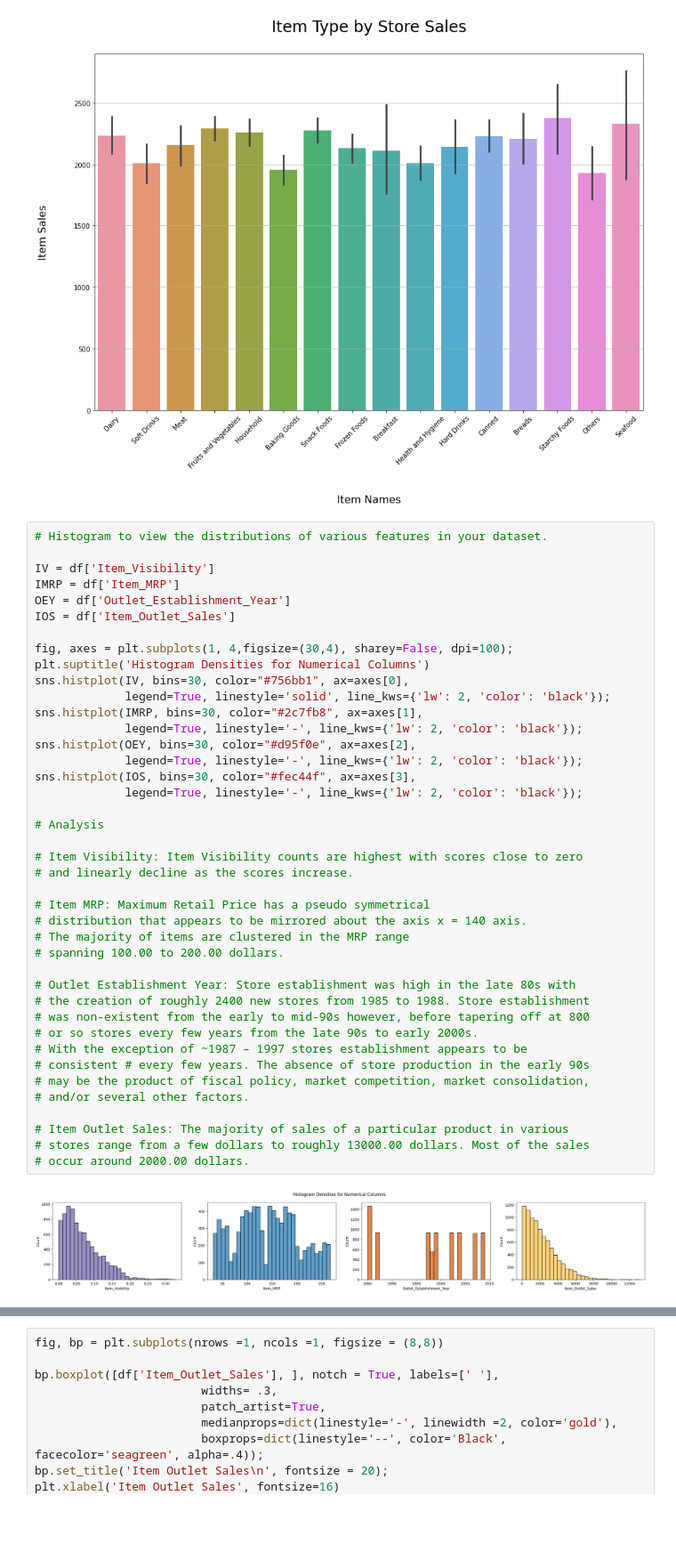
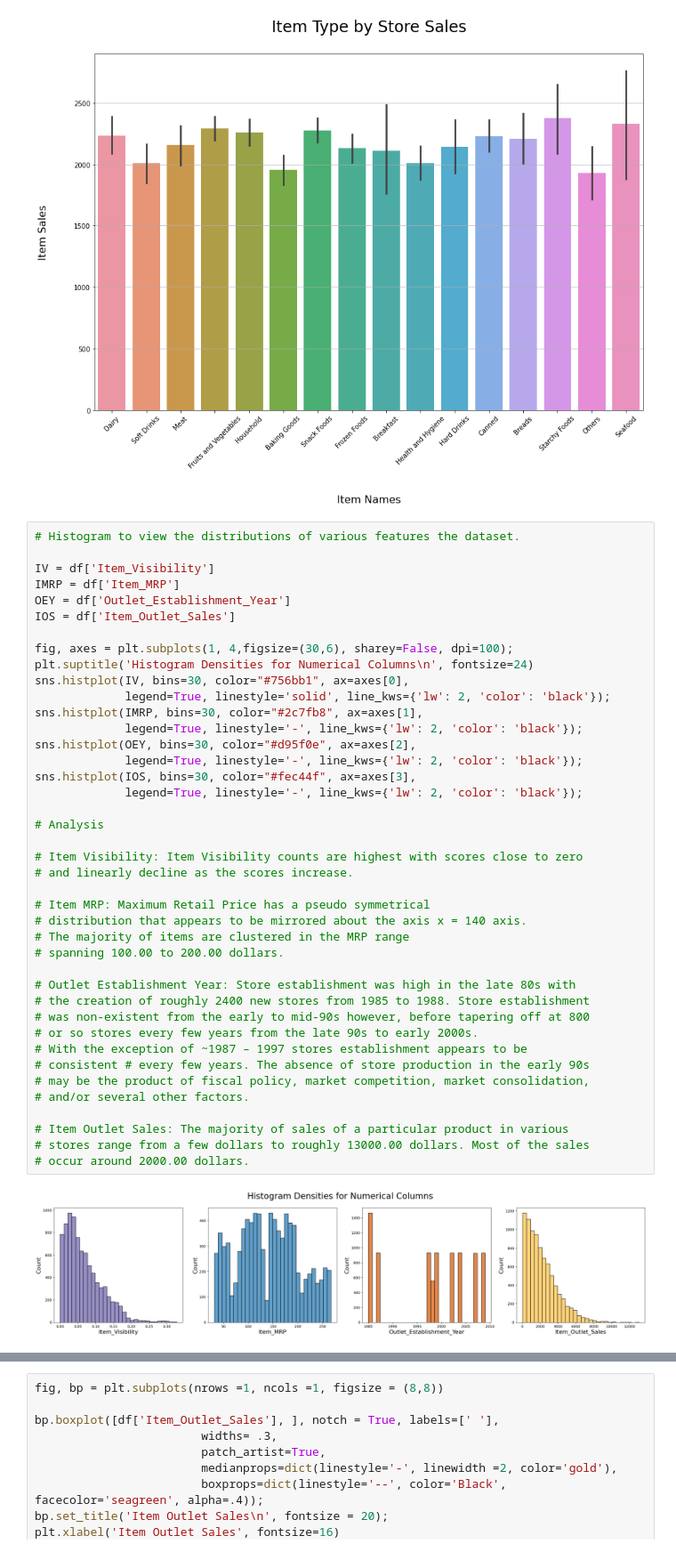
Before and after one commit to starkjones/Food-Sales-Predictions, a Jupyter notebook: Food_Sales_Prediction.ipynb, the cells around one changed output, grey strips where cells are left out. Shown: that part at 89% size. Drawn from its saved outputs; the diff is of its cells as text; blank space fills up the shorter version.

```diff
--- a/Food_Sales_Prediction.ipynb
+++ b/Food_Sales_Prediction.ipynb
@@ -299,46 +299,46 @@ plt.xticks(rotation=45);
 # %% [output]
 [figure]
 # %%
-# Histogram to view the distributions of various features in your dataset.
+# Histogram to view the distributions of various features the dataset.
 
 IV = df['Item_Visibility']
 IMRP = df['Item_MRP']
 OEY = df['Outlet_Establishment_Year']
 IOS = df['Item_Outlet_Sales']
 
-fig, axes = plt.subplots(1, 4,figsize=(30,4), sharey=False, dpi=100);
-plt.suptitle('Histogram Densities for Numerical Columns')
+fig, axes = plt.subplots(1, 4,figsize=(30,6), sharey=False, dpi=100);
+plt.suptitle('Histogram Densities for Numerical Columns\n', fontsize=24)
 sns.histplot(IV, bins=30, color="#756bb1", ax=axes[0],
              legend=True, linestyle='solid', line_kws={'lw': 2, 'color': 'black'});
 sns.histplot(IMRP, bins=30, color="#2c7fb8", ax=axes[1],
              legend=True, linestyle='-', line_kws={'lw': 2, 'color': 'black'});
 sns.histplot(OEY, bins=30, color="#d95f0e", ax=axes[2],
              legend=True, linestyle='-', line_kws={'lw': 2, 'color': 'black'});
 sns.histplot(IOS, bins=30, color="#fec44f", ax=axes[3],
              legend=True, linestyle='-', line_kws={'lw': 2, 'color': 'black'});
 
 # Analysis
 
 # Item Visibility: Item Visibility counts are highest with scores close to zero
 # and linearly decline as the scores increase.
 
 # Item MRP: Maximum Retail Price has a pseudo symmetrical
 # distribution that appears to be mirrored about the axis x = 140 axis.
 # The majority of items are clustered in the MRP range
 # spanning 100.00 to 200.00 dollars.
 
 # Outlet Establishment Year: Store establishment was high in the late 80s with
 # the creation of roughly 2400 new stores from 1985 to 1988. Store establishment
 # was non-existent from the early to mid-90s however, before tapering off at 800
 # or so stores every few years from the late 90s to early 2000s.
 # With the exception of ~1987 – 1997 stores establishment appears to be
 # consistent # every few years. The absence of store production in the early 90s
 # may be the product of fiscal policy, market competition, market consolidation,
 # and/or several other factors.
 
 # Item Outlet Sales: The majority of sales of a particular product in various
 # stores range from a few dollars to roughly 13000.00 dollars. Most of the sales
 # occur around 2000.00 dollars.
 # %% [output]
-[figure, old version]
+[figure, new version]
 # %%
```
Also changed, not shown: parts of 3 cells of this notebook.
